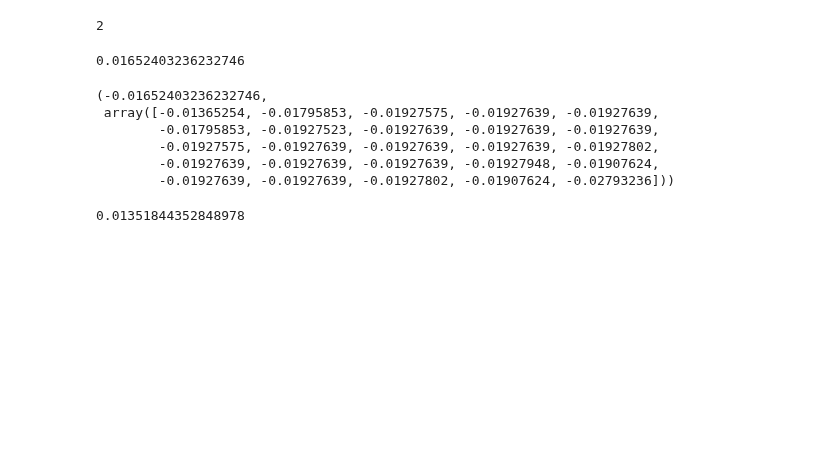
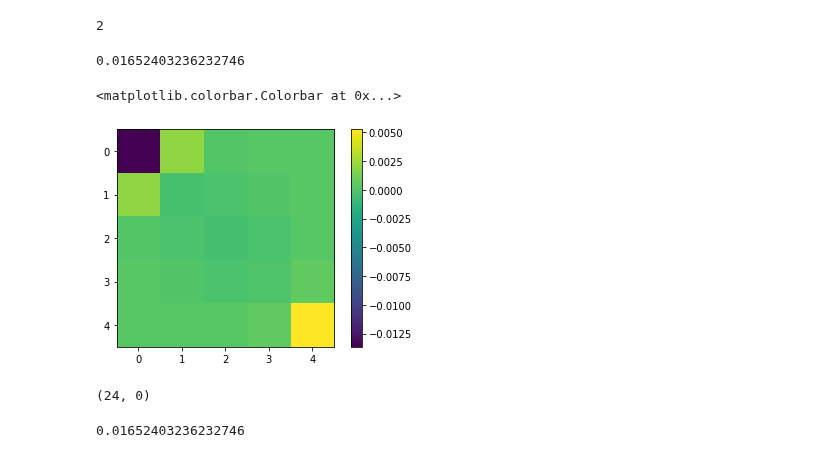
Before and after one commit to axsk/augmented-jump-chain, a Jupyter notebook: study_flat.ipynb, the cells around one changed output. Saved outputs shown, nothing was run; the diff lists cells and outputs as text; code cells hidden in the pictures; blank space fills up the shorter version.

Commit message:
add rprop optimization

```diff
--- a/study_flat.ipynb
+++ b/study_flat.ipynb
@@ -298,16 +298,20 @@ np.maximum(1,2)
 # %%
 problem = ode.Problem(s_p, [3])
 # %%
-problem.obj(np.zeros(25))
+m, d = problem.obj(np.zeros(25))
 # %% [output]
 0.01652403236232746
-(-0.01652403236232746,
- array([-0.01365254, -0.01795853, -0.01927575, -0.01927639, -0.01927639,
-        -0.01795853, -0.01927523, -0.01927639, -0.01927639, -0.01927639,
-        -0.01927575, -0.01927639, -0.01927639, -0.01927639, -0.01927802,
-        -0.01927639, -0.01927639, -0.01927639, -0.01927948, -0.01907624,
-        -0.01927639, -0.01927639, -0.01927802, -0.01907624, -0.02793236]))
+# %%
+plt.imshow(d.reshape(5,5))
+plt.colorbar()
+# %% [output]
+<matplotlib.colorbar.Colorbar at 0x...>
+[figure, added]
+# %%
+problem.hp.activei, problem.hp.activej
+# %% [output]
+(24, 0)
 # %%
-rprop = ode.Rprop(lambda x: problem.obj(x)[1], np.random.rand(25)/100)
+rprop = ode.Rprop(lambda x: problem.obj(x)[1], np.zeros(25), max=1000, g0=np.random.rand(25)*0.001)
 # %% [output]
-0.01351844352848978
+0.01652403236232746
```
Also changed, not shown: parts of 6 cells of this notebook, 4 other files.
